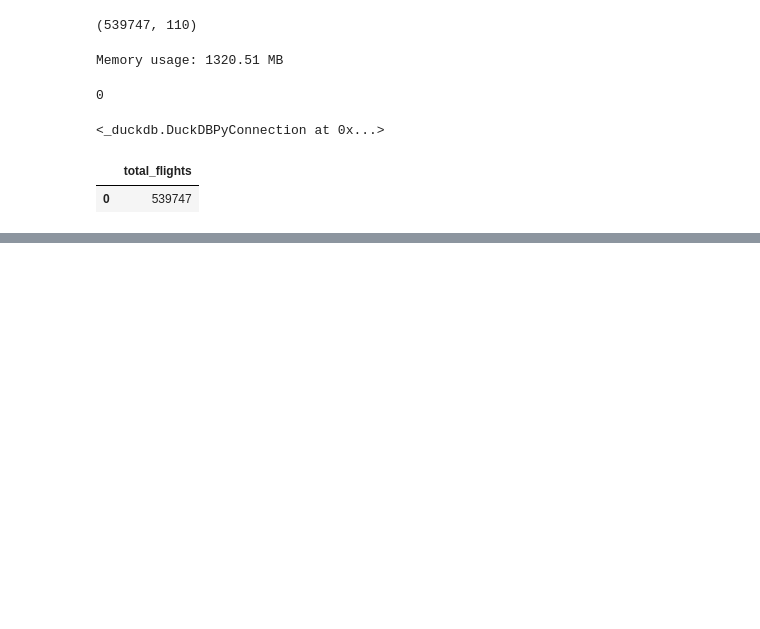
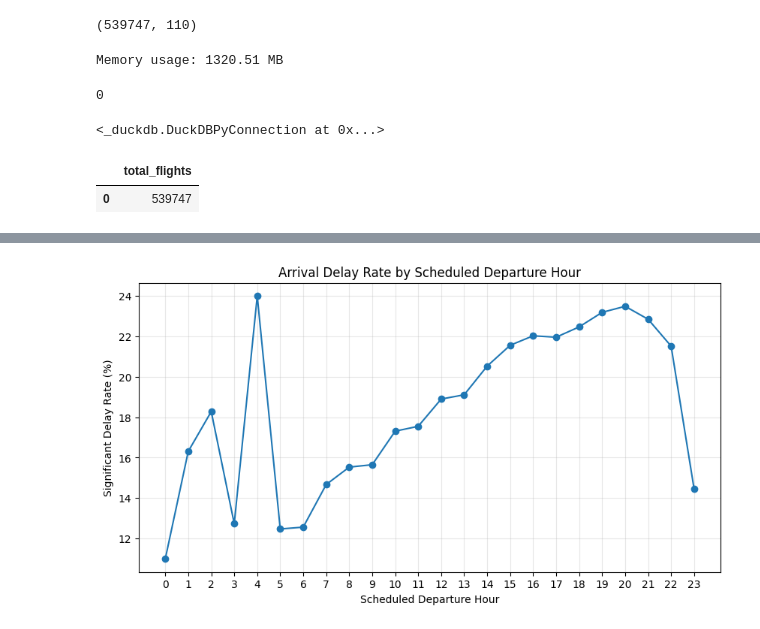
Before and after one commit to ttashi7/flight-operations-intelligence, a Jupyter notebook: notebooks/01_flight_data_profiling.ipynb, the cells around one changed output, grey strips where cells are left out. Drawn from its saved outputs; the diff is of its cells as text; code cells hidden in the pictures; blank space fills up the shorter version.

```diff
--- a/notebooks/01_flight_data_profiling.ipynb
+++ b/notebooks/01_flight_data_profiling.ipynb
@@ -483,0 +1179,19 @@ FROM flights_jan
+# %%
+hourly_delay = con.sql("""
+SELECT
+    scheduled_dep_hour,
+    COUNT(*) AS flights,
+    SUM(significant_arrival_delay) AS delayed_flights,
+    ROUND(
+        AVG(significant_arrival_delay) * 100,
+        2
+    ) AS delay_rate_pct
+
+FROM modeling_features
+
+GROUP BY scheduled_dep_hour
+
+ORDER BY scheduled_dep_hour
+""").df()
+
+hourly_delay
@@ -483,0 +1216,20 @@ FROM flights_jan
+# %%
+import matplotlib.pyplot as plt
+
+plt.figure(figsize=(10, 5))
+
+plt.plot(
+    hourly_delay["scheduled_dep_hour"],
+    hourly_delay["delay_rate_pct"],
+    marker="o"
+)
+
+plt.xlabel("Scheduled Departure Hour")
+plt.ylabel("Significant Delay Rate (%)")
+plt.title("Arrival Delay Rate by Scheduled Departure Hour")
+plt.xticks(range(0, 24))
+plt.grid(alpha=0.3)
+
+plt.show()
+# %% [output]
+[figure, added]
```
Also changed, not shown: parts of 42 cells of this notebook.
